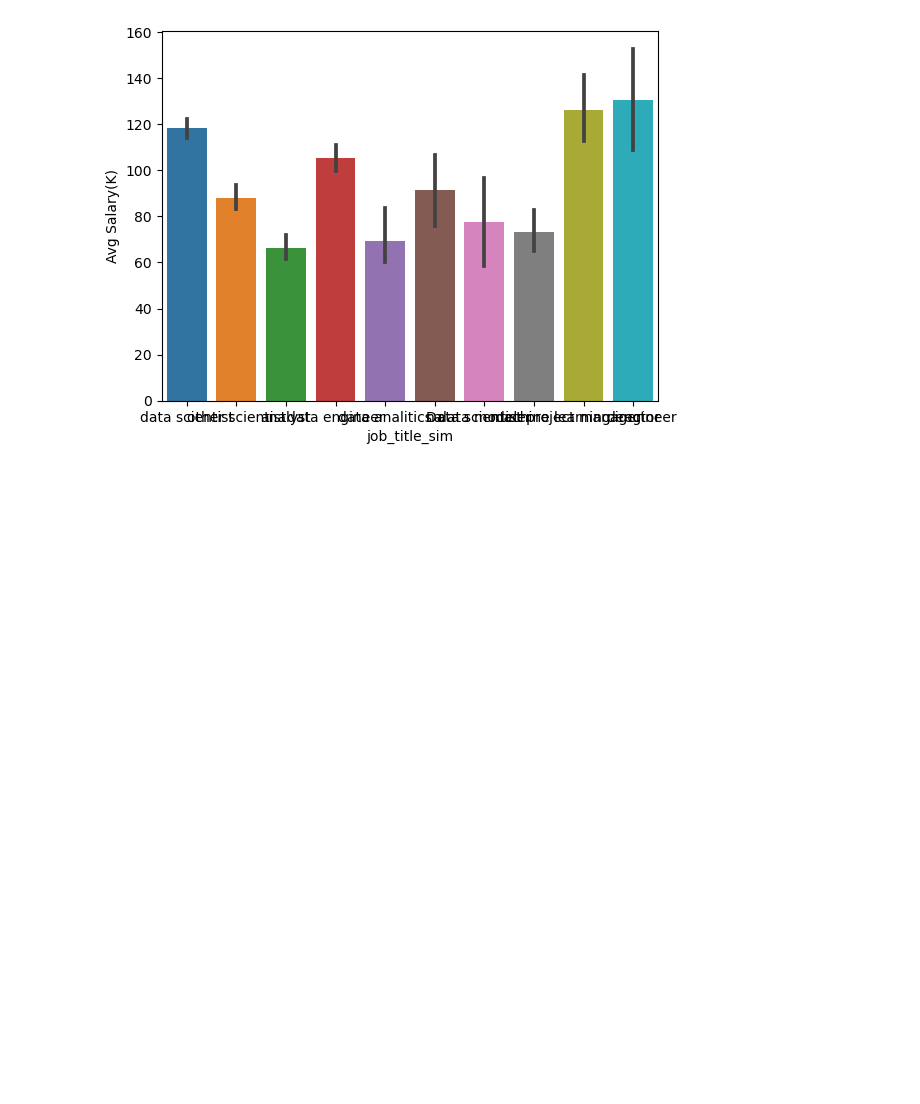
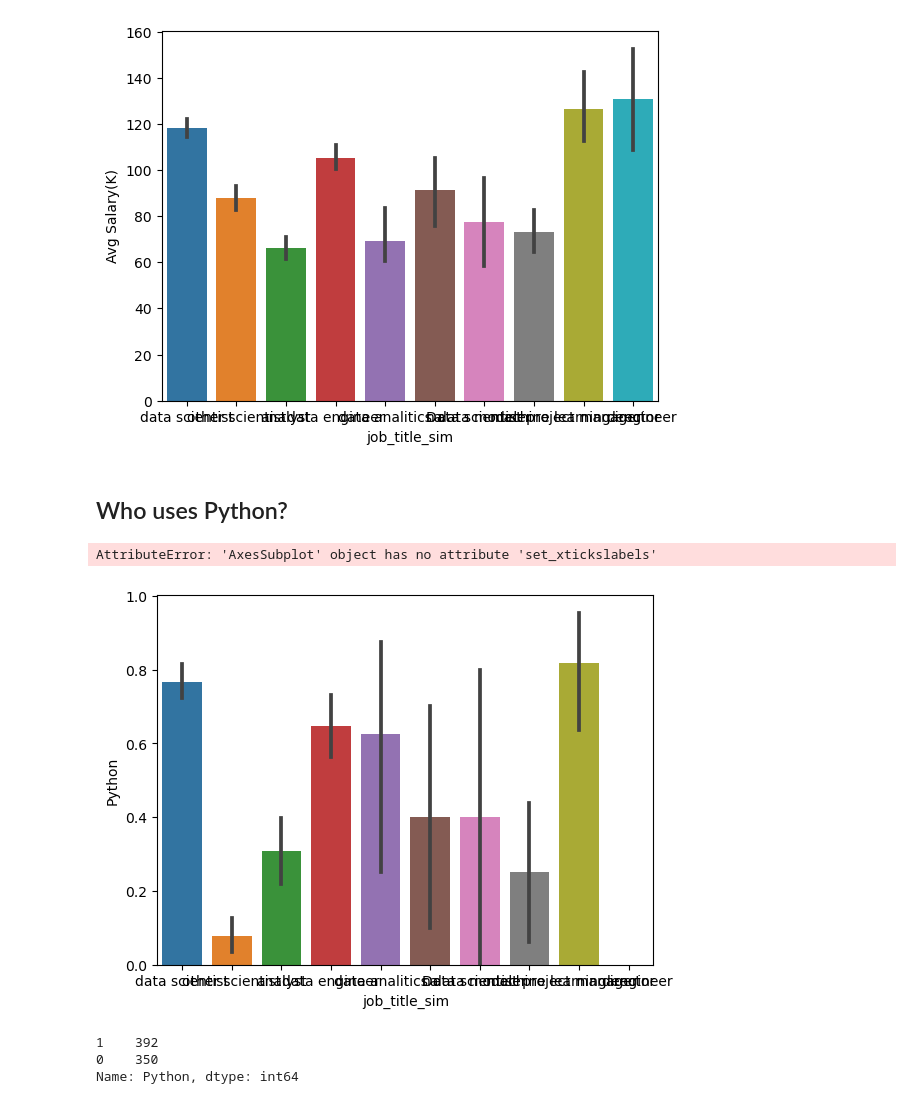
Before and after one commit to RazgrizGhost/Wk13-Local-Workflow-Practice, a Jupyter notebook: CodeAlong.ipynb, the cells around one changed output. Drawn from its saved outputs; the diff is of its cells as text; code cells hidden in the pictures; blank space fills up the shorter version.

Commit message:
Finding who uses Python more

```diff
--- a/CodeAlong.ipynb
+++ b/CodeAlong.ipynb
@@ -64,3 +64,17 @@ Name: Avg Salary(K), Length: 219, dtype: int64
 ax = sns.barplot(data = df, x = "job_title_sim", y = "Avg Salary(K)")
 # %% [output]
 [figure]
+# %% [markdown]
+## Who uses Python?
+# %%
+ax = sns.barplot(data = df, x = "job_title_sim", y = "Python")
+ax.set_xtickslabels()
+# %% [output]
+AttributeError: 'AxesSubplot' object has no attribute 'set_xtickslabels'
+[figure, added]
+# %%
+df["Python"].value_counts()
+# %% [output]
+1    392
+0    350
+Name: Python, dtype: int64
```
